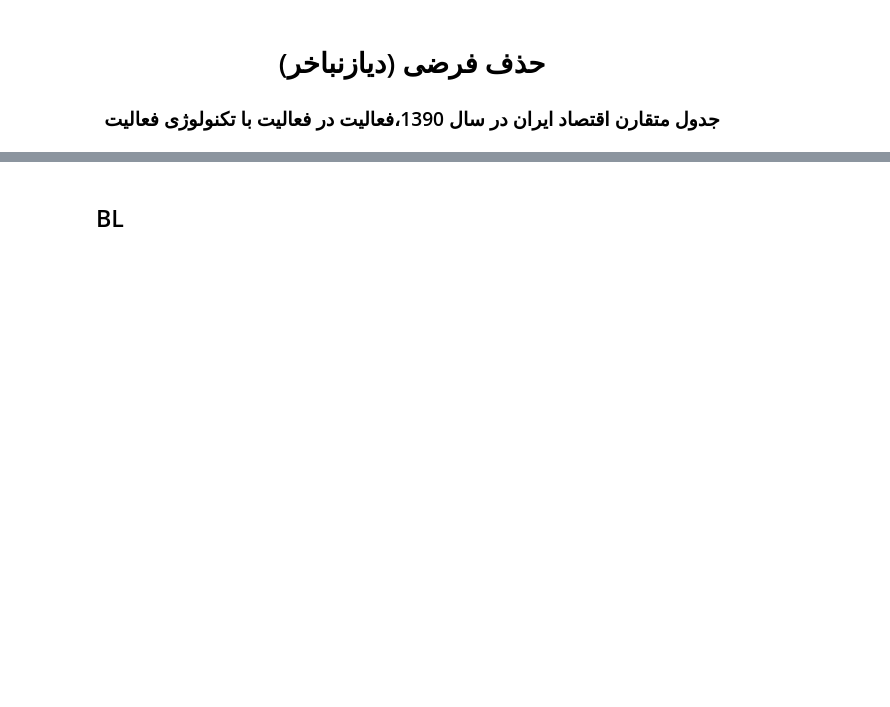
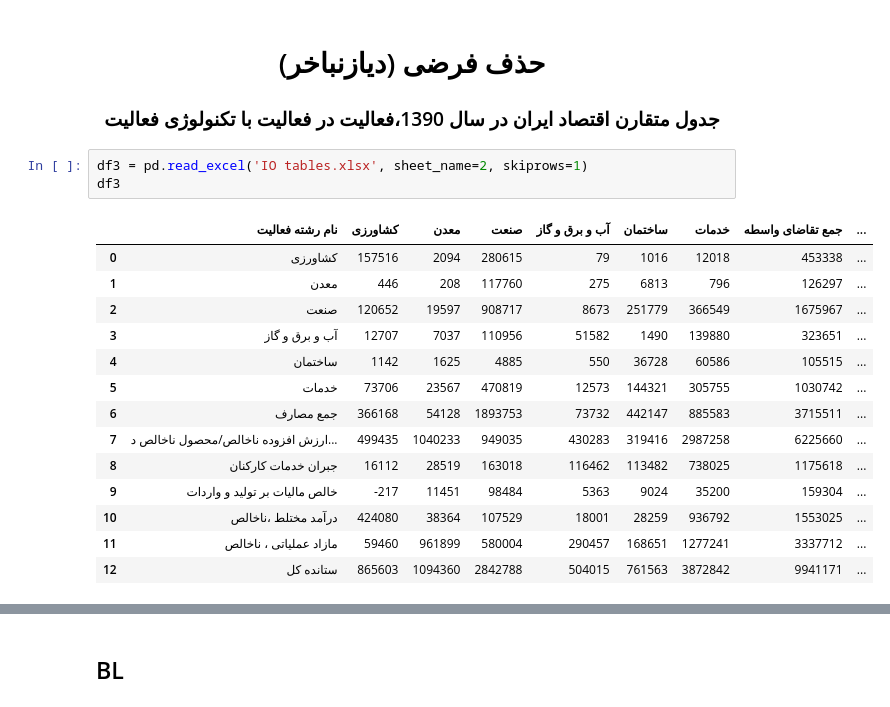
Before and after one commit to saeed-saffari/Python-for-Economics-fall-2021, a Jupyter notebook: Planning Economics/05 - Planning Economics.ipynb, the cells around one changed output, grey strips where cells are left out. Saved outputs shown, nothing was run; the diff lists cells and outputs as text; blank space fills up the shorter version.

```diff
--- a/Planning Economics/05 - Planning Economics.ipynb
+++ b/Planning Economics/05 - Planning Economics.ipynb
@@ -41,3 +490,21 @@
 # <center> <a name="pa04"> حذف فرضی (دیازنباخر)
 
 ### <center> جدول متقارن اقتصاد ایران در سال 1390،فعالیت در فعالیت با تکنولوژی فعالیت
+# %%
+df3 = pd.read_excel('IO tables.xlsx', sheet_name=2, skiprows=1)
+df3
+# %% [output]
+|  | نام رشته فعالیت | کشاورزی | معدن | صنعت | آب و برق و گاز | ساختمان | خدمات | جمع تقاضای واسطه | ... |
+| 0 | کشاورزی | 157516 | 2094 | 280615 | 79 | 1016 | 12018 | 453338 | ... |
+| 1 | معدن | 446 | 208 | 117760 | 275 | 6813 | 796 | 126297 | ... |
+| 2 | صنعت | 120652 | 19597 | 908717 | 8673 | 251779 | 366549 | 1675967 | ... |
+| 3 | آب و برق و گاز | 12707 | 7037 | 110956 | 51582 | 1490 | 139880 | 323651 | ... |
+| 4 | ساختمان | 1142 | 1625 | 4885 | 550 | 36728 | 60586 | 105515 | ... |
+| 5 | خدمات | 73706 | 23567 | 470819 | 12573 | 144321 | 305755 | 1030742 | ... |
+| 6 | جمع مصارف | 366168 | 54128 | 1893753 | 73732 | 442147 | 885583 | 3715511 | ... |
+| 7 | ارزش افزوده ناخالص/محصول ناخالص د... | 499435 | 1040233 | 949035 | 430283 | 319416 | 2987258 | 6225660 | ... |
+| 8 | جبران خدمات کارکنان | 16112 | 28519 | 163018 | 116462 | 113482 | 738025 | 1175618 | ... |
+| 9 | خالص مالیات بر تولید و واردات | -217 | 11451 | 98484 | 5363 | 9024 | 35200 | 159304 | ... |
+| 10 | درآمد مختلط ،ناخالص | 424080 | 38364 | 107529 | 18001 | 28259 | 936792 | 1553025 | ... |
+| 11 | مازاد عملیاتی ، ناخالص | 59460 | 961899 | 580004 | 290457 | 168651 | 1277241 | 3337712 | ... |
+| 12 | ستانده کل | 865603 | 1094360 | 2842788 | 504015 | 761563 | 3872842 | 9941171 | ... |
```
Also changed, not shown: parts of 66 cells of this notebook.
